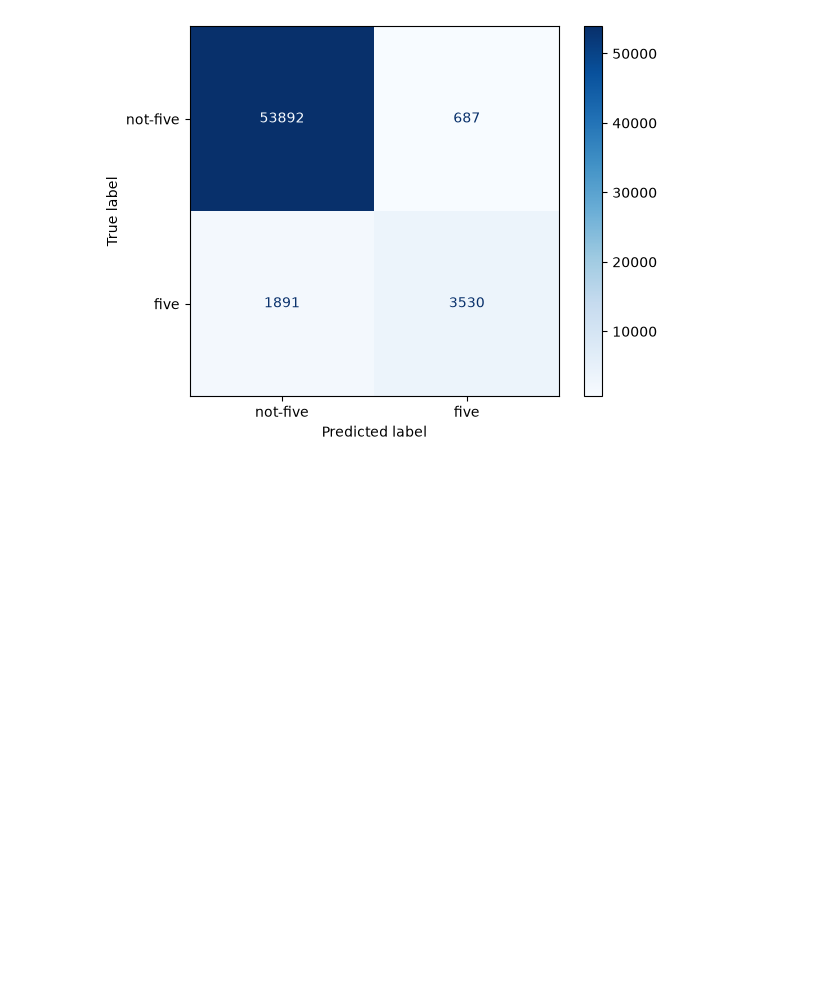
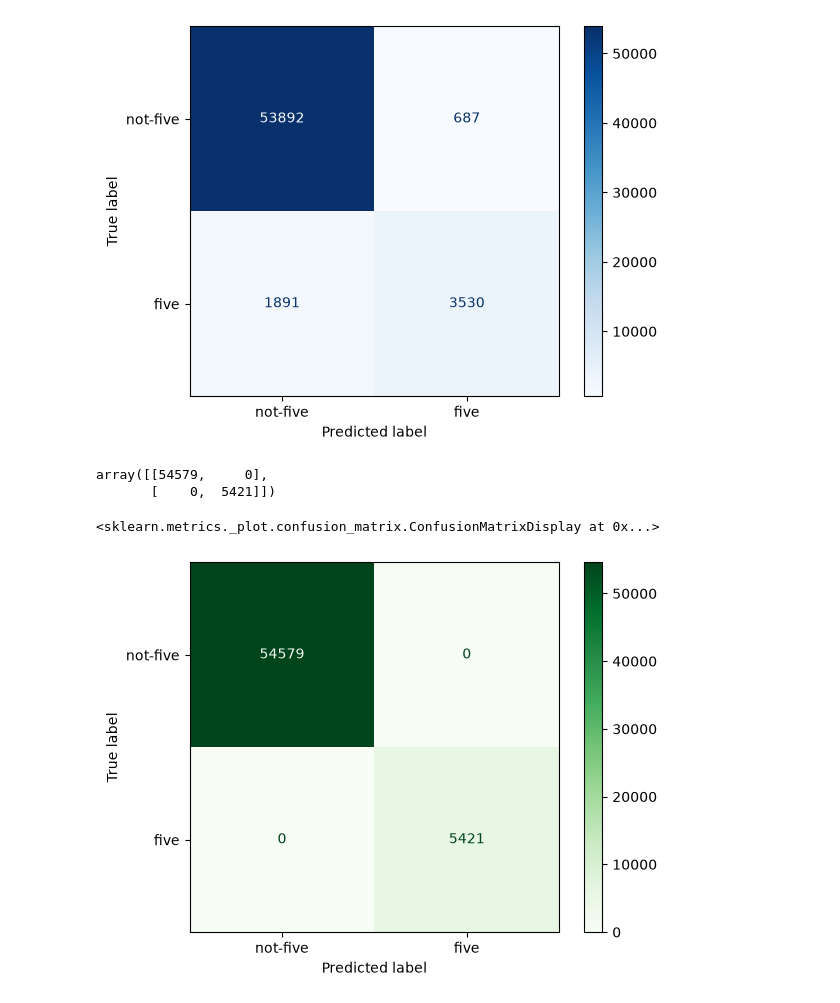
Before and after one commit to DaringUnicorn/hands-on-machine-learning, a Jupyter notebook: practice/03_classification.ipynb, the cells around one changed output. Drawn from its saved outputs; the diff is of its cells as text; code cells hidden in the pictures; blank space fills up the shorter version.

```diff
--- a/practice/03.ipynb
+++ b/practice/03_classification.ipynb
@@ -118,3 +118,16 @@ display.plot(cmap=plt.cm.Blues)
 # %% [output]
 <sklearn.metrics._plot.confusion_matrix.ConfusionMatrixDisplay at 0x...>
 [figure]
+# %%
+y_train_perfect_predictions = y_train_5
+
+confusion_matrix(y_train_5, y_train_perfect_predictions)
+# %% [output]
+array([[54579,     0],
+       [    0,  5421]])
+# %%
+display = ConfusionMatrixDisplay(confusion_matrix=confusion_matrix(y_train_5, y_train_perfect_predictions), display_labels=["not-five", "five"])
+display.plot(cmap=plt.cm.Greens)
+# %% [output]
+<sklearn.metrics._plot.confusion_matrix.ConfusionMatrixDisplay at 0x...>
+[figure, added]
```
Also changed, not shown: parts of 31 cells of this notebook, 1 other file.
